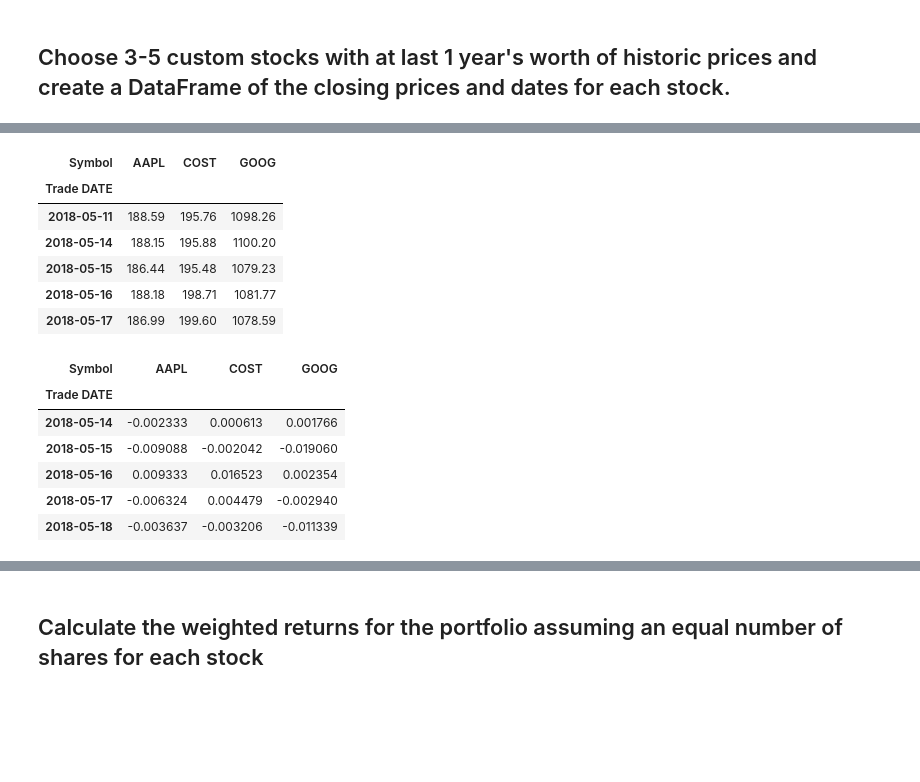
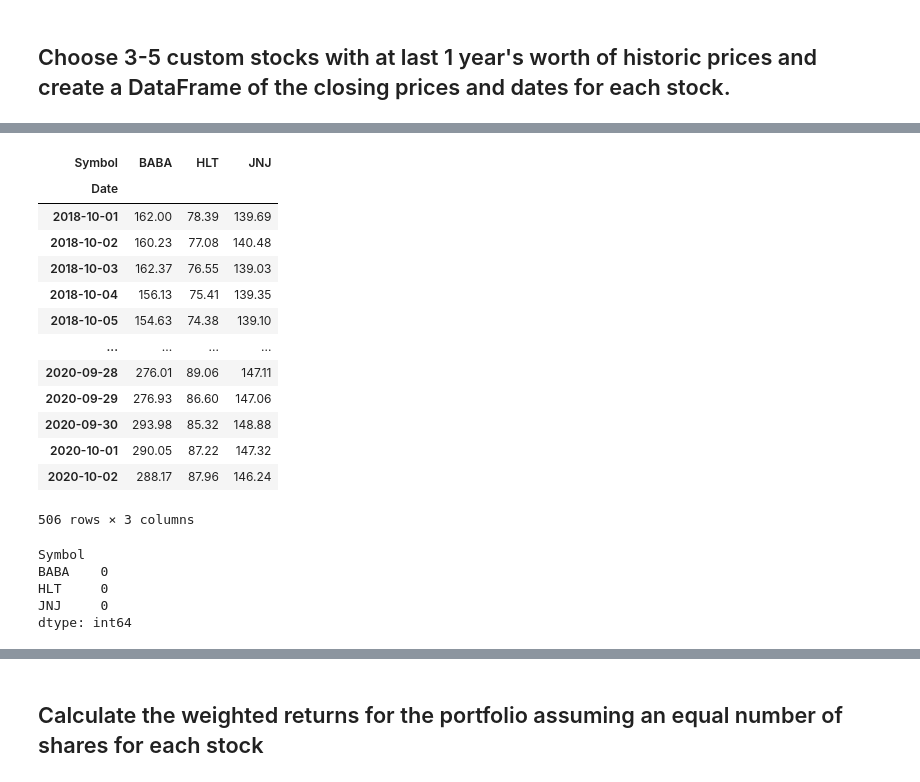
Before and after one commit to moartheta/A-Whale-off-the-Portfolio, a Jupyter notebook: whale_analysis.ipynb, the cells around one changed output, grey strips where cells are left out. Cells and saved outputs as stored; diff of their text form; code cells hidden in the pictures; blank space fills up the shorter version.

Commit message:
Started second part of exercise.  Added CSVs for Custom Portfolio

```diff
--- a/whale_analysis.ipynb
+++ b/whale_analysis.ipynb
@@ -356,0 +359,18 @@ In this section, you will build your own portfolio of stocks, calculate the retu
+# %%
+# Read the second stock
+jnj_csv = Path('C:\\Users\\grego\\Desktop\\Homework\\A-Whale-off-the-Portfolio\\JNJ.csv')
+jnj_prices = pd.read_csv(jnj_csv)
+jnj_prices["Symbol"] = "JNJ"
+jnj_prices = jnj_prices[["Date", "Symbol", "Close"]]
+# %%
+# Read the third stock
+# YOUR CODE HERE
+hlt_csv = Path('C:\\Users\\grego\\Desktop\\Homework\\A-Whale-off-the-Portfolio\\HLT.csv')
+hlt_prices = pd.read_csv(hlt_csv)
+hlt_prices["Symbol"] = "HLT"
+hlt_prices = hlt_prices[["Date", "Symbol", "Close"]]
+# %%
+# Concatenate all stocks into a single DataFrame
+# YOUR CODE HERE
+my_pfo_joined = pd.concat([baba_prices, jnj_prices, hlt_prices], axis="rows", join="inner")
+my_pfo_joined
@@ -357,3 +391,4 @@ In this section, you will build your own portfolio of stocks, calculate the retu
 # %%
-# Read the first stock
+# Reset the index
 # YOUR CODE HERE
+my_pfo_joined = my_pfo_joined.set_index("Date")
@@ -411,22 +395,31 @@ In this section, you will build your own portfolio of stocks, calculate the retu
 # %%
 # Pivot so that each column of prices represents a unique symbol
 # YOUR CODE HERE
+my_pfo_joined = my_pfo_joined.pivot(columns="Symbol", values="Close")
+my_pfo_joined
 # %% [output]
-| Symbol | AAPL | COST | GOOG |
-| Trade DATE |  |  |  |
-| 2018-05-11 | 188.59 | 195.76 | 1098.26 |
-| 2018-05-14 | 188.15 | 195.88 | 1100.20 |
-| 2018-05-15 | 186.44 | 195.48 | 1079.23 |
-| 2018-05-16 | 188.18 | 198.71 | 1081.77 |
-| 2018-05-17 | 186.99 | 199.60 | 1078.59 |
+| Symbol | BABA | HLT | JNJ |
+| Date |  |  |  |
+| 2018-10-01 | 162.00 | 78.39 | 139.69 |
+| 2018-10-02 | 160.23 | 77.08 | 140.48 |
+| 2018-10-03 | 162.37 | 76.55 | 139.03 |
+| 2018-10-04 | 156.13 | 75.41 | 139.35 |
+| 2018-10-05 | 154.63 | 74.38 | 139.10 |
+| ... | ... | ... | ... |
+| 2020-09-28 | 276.01 | 89.06 | 147.11 |
+| 2020-09-29 | 276.93 | 86.60 | 147.06 |
+| 2020-09-30 | 293.98 | 85.32 | 148.88 |
+| 2020-10-01 | 290.05 | 87.22 | 147.32 |
+| 2020-10-02 | 288.17 | 87.96 | 146.24 |
+506 rows × 3 columns
 # %%
 # Drop Nulls
 # YOUR CODE HERE
+my_pfo_joined = my_pfo_joined.dropna()
+my_pfo_joined.isnull().sum()
 # %% [output]
-| Symbol | AAPL | COST | GOOG |
-| Trade DATE |  |  |  |
-| 2018-05-14 | -0.002333 | 0.000613 | 0.001766 |
-| 2018-05-15 | -0.009088 | -0.002042 | -0.019060 |
-| 2018-05-16 | 0.009333 | 0.016523 | 0.002354 |
-| 2018-05-17 | -0.006324 | 0.004479 | -0.002940 |
-| 2018-05-18 | -0.003637 | -0.003206 | -0.011339 |
+Symbol
+BABA    0
+HLT     0
+JNJ     0
+dtype: int64
```
Also changed, not shown: parts of 16 cells of this notebook, 3 other files.
